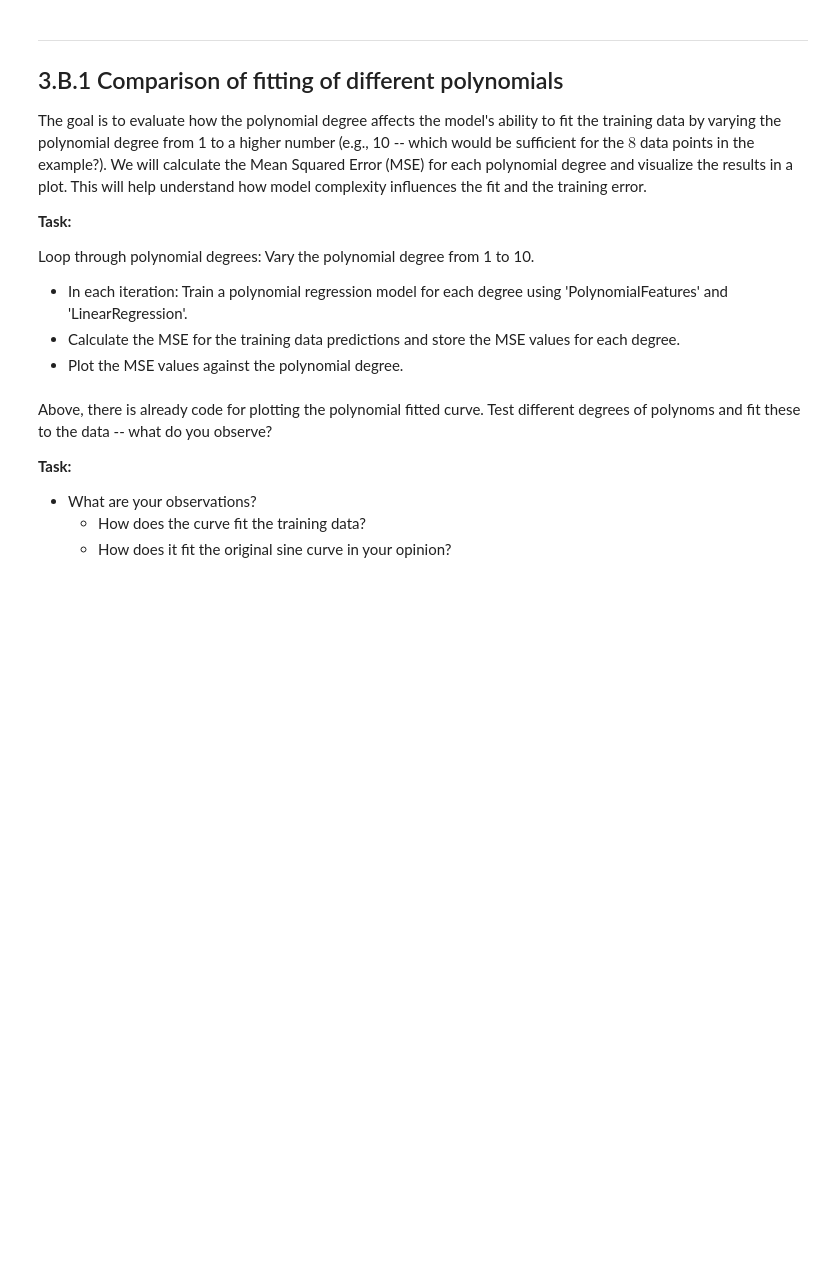
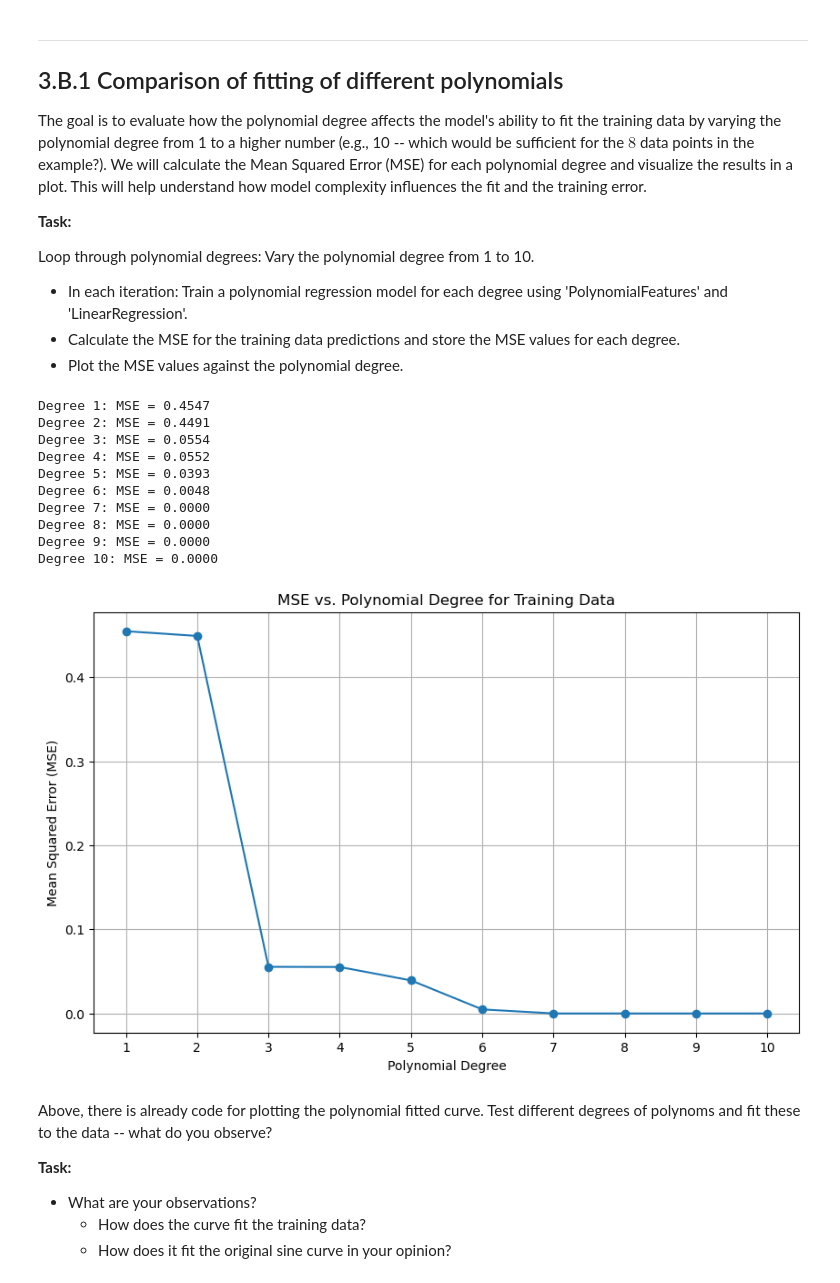
Before and after one commit to MarvinKohnen/deep-reinforcement-learning, a Jupyter notebook: drl_deep_course/3_Overfitting/3_B_overfitting.ipynb, the cells around one changed output. Saved outputs shown, nothing was run; the diff lists cells and outputs as text; code cells hidden in the pictures; blank space fills up the shorter version.

```diff
--- a/drl_deep_course/3_Overfitting/3_B_overfitting.ipynb
+++ b/drl_deep_course/3_Overfitting/3_B_overfitting.ipynb
@@ -107,36 +111,49 @@ Loop through polynomial degrees: Vary the polynomial degree from 1 to 10.
 mse_values = []
 
 # Loop over polynomial degrees from 1 to 10
 for degree in range(1, 11):
     # TODO: Create polynomial features (see above ...)
-    poly_features
-    x_train_poly
+    poly_features = PolynomialFeatures(degree=degree)
+    x_train_poly = poly_features.fit_transform(x_train)
 
     # TODO: Train the polynomial regression model
     # This works the same way as before for a multidimensional model
     polynomial_model = LinearRegression()
-
+    polynomial_model.fit(x_train_poly, y_train)
 
     # TODO: Calculate MSE between the original y_train and the predicted values from x_train
     # and collect the MSE.
     # Predict using the trained model
+    y_pred = polynomial_model.predict(x_train_poly)
 
     # Calculate the MSE for the current degree
     mse = mean_squared_error(y_train, y_pred)
     mse_values.append(mse)
 
     # Print MSE for each degree (optional)
     print(f"Degree {degree}: MSE = {mse:.4f}")
 
 # Plot the MSE values for different polynomial degrees
 plt.figure(figsize=(10, 6))
 plt.plot(range(1, 11), mse_values, marker='o', linestyle='-', color='C0')
 plt.xlabel('Polynomial Degree')
 plt.ylabel('Mean Squared Error (MSE)')
 plt.title('MSE vs. Polynomial Degree for Training Data')
 plt.xticks(range(1, 11))
 plt.grid()
 plt.show()
+# %% [output]
+Degree 1: MSE = 0.4547
+Degree 2: MSE = 0.4491
+Degree 3: MSE = 0.0554
+Degree 4: MSE = 0.0552
+Degree 5: MSE = 0.0393
+Degree 6: MSE = 0.0048
+Degree 7: MSE = 0.0000
+Degree 8: MSE = 0.0000
+Degree 9: MSE = 0.0000
+Degree 10: MSE = 0.0000
+[figure, added]
 # %% [markdown]
 Above, there is already code for plotting the polynomial fitted curve. Test different degrees of polynoms and fit these to the data -- what do you observe?
 
```
Also changed, not shown: parts of 8 cells of this notebook.
